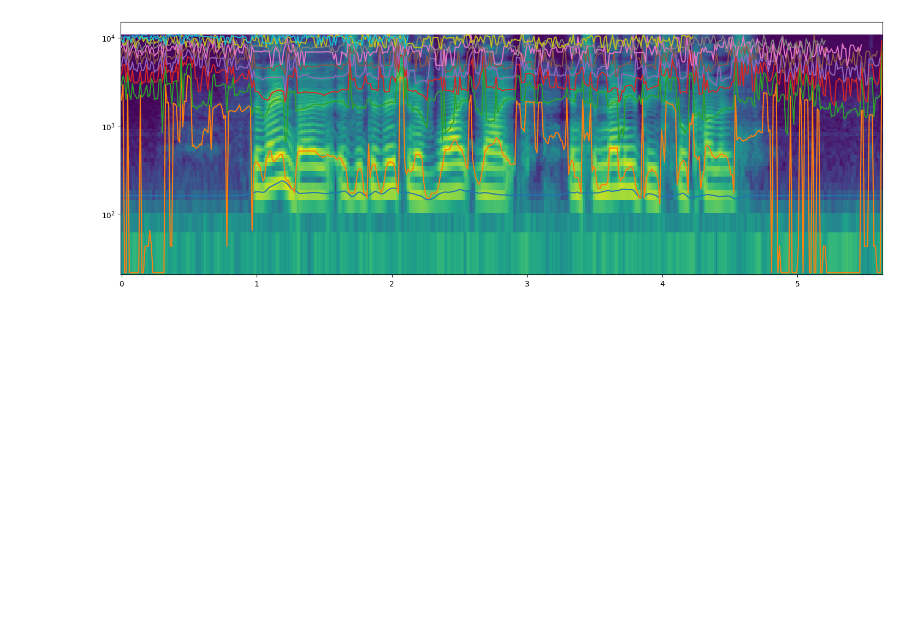
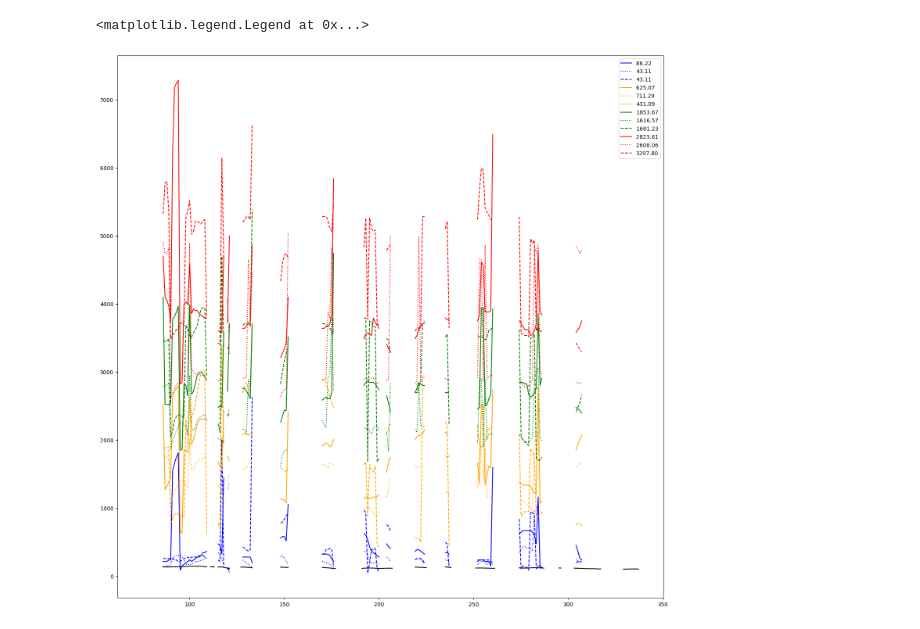
Before and after one commit to maxrmorrison/promonet, a Jupyter notebook: notebooks/formants.ipynb, the cells around one changed output. Cells and saved outputs as stored; diff of their text form; code cells hidden in the pictures; blank space fills up the shorter version.

```diff
--- a/notebooks/formants.ipynb
+++ b/notebooks/formants.ipynb
@@ -117,0 +48,25 @@ plt.plot(pitch.squeeze())
+# %%
+# Visualize all formants
+colors = ['blue', 'orange', 'green', 'red']
+plt.figure(figsize=(18, 18))
+chunk_size = None
+voiced = torch.clone(pitch)
+voiced[periodicity < promonet.VOICING_THRESHOLD] = float('nan')
+plt.plot(voiced[0, :chunk_size], color='black')
+for color, original, down, up in zip(
+    colors,
+    original_formants,
+    down_formants,
+    up_formants
+):
+    original, down, up = original[None], down[None], up[None]
+    original[periodicity < 2.0 * promonet.VOICING_THRESHOLD] = float('nan')
+    down[periodicity < 2.0 * promonet.VOICING_THRESHOLD] = float('nan')
+    up[periodicity < 2.0 * promonet.VOICING_THRESHOLD] = float('nan')
+    plt.plot(original[0, :chunk_size], color=color, linestyle='solid', label=f'{torch.min(original[~torch.isnan(original)]):.02f}')
+    plt.plot(down[0, :chunk_size], color=color, linestyle='dotted', label=f'{torch.min(down[~torch.isnan(down)]):.02f}')
+    plt.plot(up[0, :chunk_size], color=color, linestyle='dashed', label=f'{torch.min(up[~torch.isnan(up)]):.02f}')
+plt.legend()
+# %% [output]
+<matplotlib.legend.Legend at 0x...>
+[figure, added]
@@ -118,20 +75,17 @@ plt.plot(pitch.squeeze())
 # %%
-plt.figure(figsize=(18, 6))
+# Plot formants overlayed on Mel spectrogram
+# plt.figure(figsize=(18, 6))
 
-# Plot Mels
-mels = promonet.preprocess.spectrogram.from_audio(audio, mels=True)
-times = np.linspace(0, promonet.convert.samples_to_seconds(audio.shape[-1]), mels.shape[-1])
-center_frequencies = librosa.mel_frequencies(promonet.NUM_MELS + 2)[1:-1]
-plt.pcolormesh(times, center_frequencies, mels)
-plt.yscale('symlog')
+# # Plot Mels
+# mels = promonet.preprocess.spectrogram.from_audio(audio, mels=True)
+# times = np.linspace(0, promonet.convert.samples_to_seconds(audio.shape[-1]), mels.shape[-1])
+# center_frequencies = librosa.mel_frequencies(promonet.NUM_MELS + 2)[1:-1]
+# plt.pcolormesh(times, center_frequencies, mels)
+# plt.yscale('symlog')
 
-# Plot pitch
-plt.plot(times, pitch.squeeze())
+# # Plot pitch
+# plt.plot(times, pitch.squeeze())
 
-# Plot formants
-for formant in formants.values():
-    if len(formant) < len(times):
-        formant.extend([None] * (len(times) - len(formant)))
-    plt.plot(times, formant)
+# # Plot formants
+# for formant in formants:
+#     plt.plot(times, formant)
-# %% [output]
-[figure, removed]
```
Also changed, not shown: parts of 10 cells of this notebook, 11 other files.
